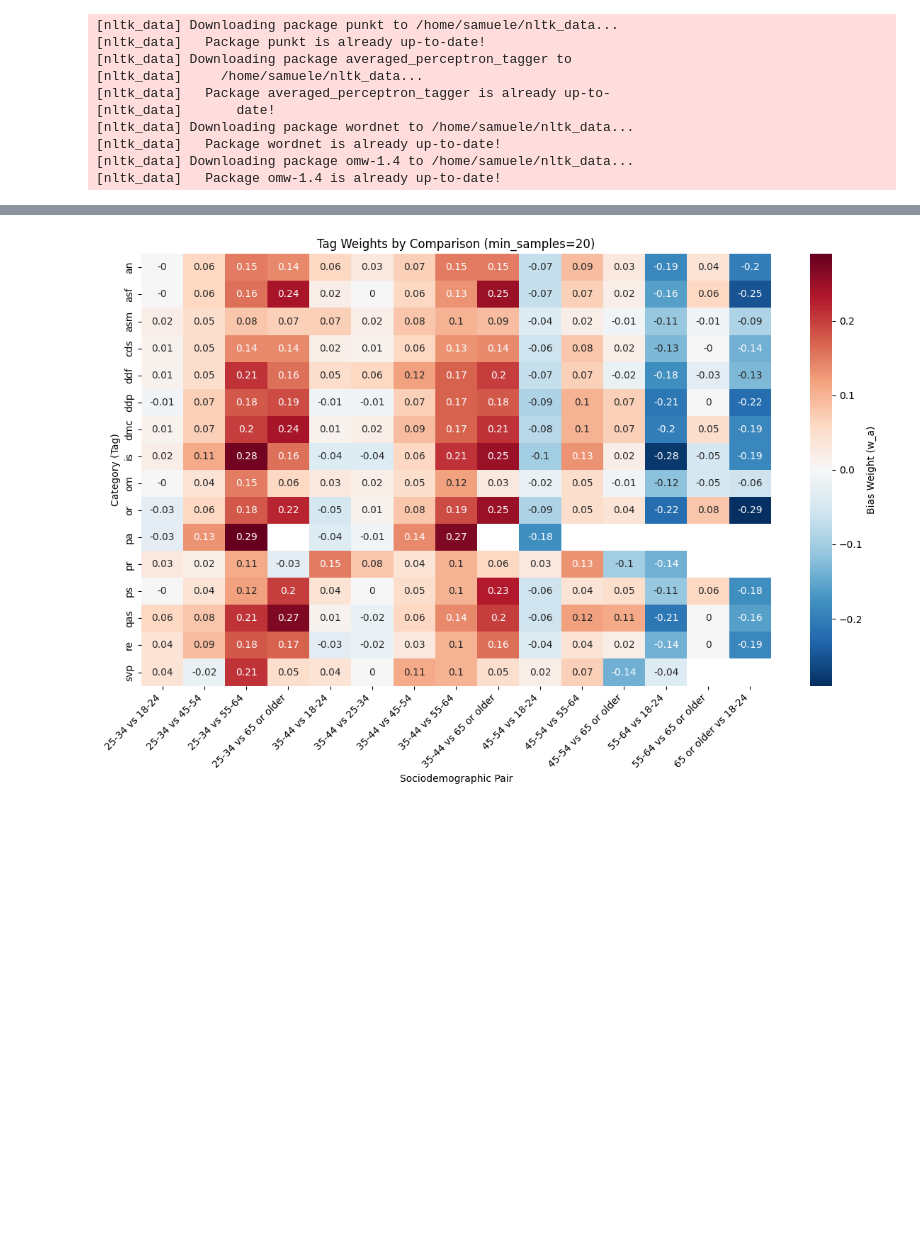
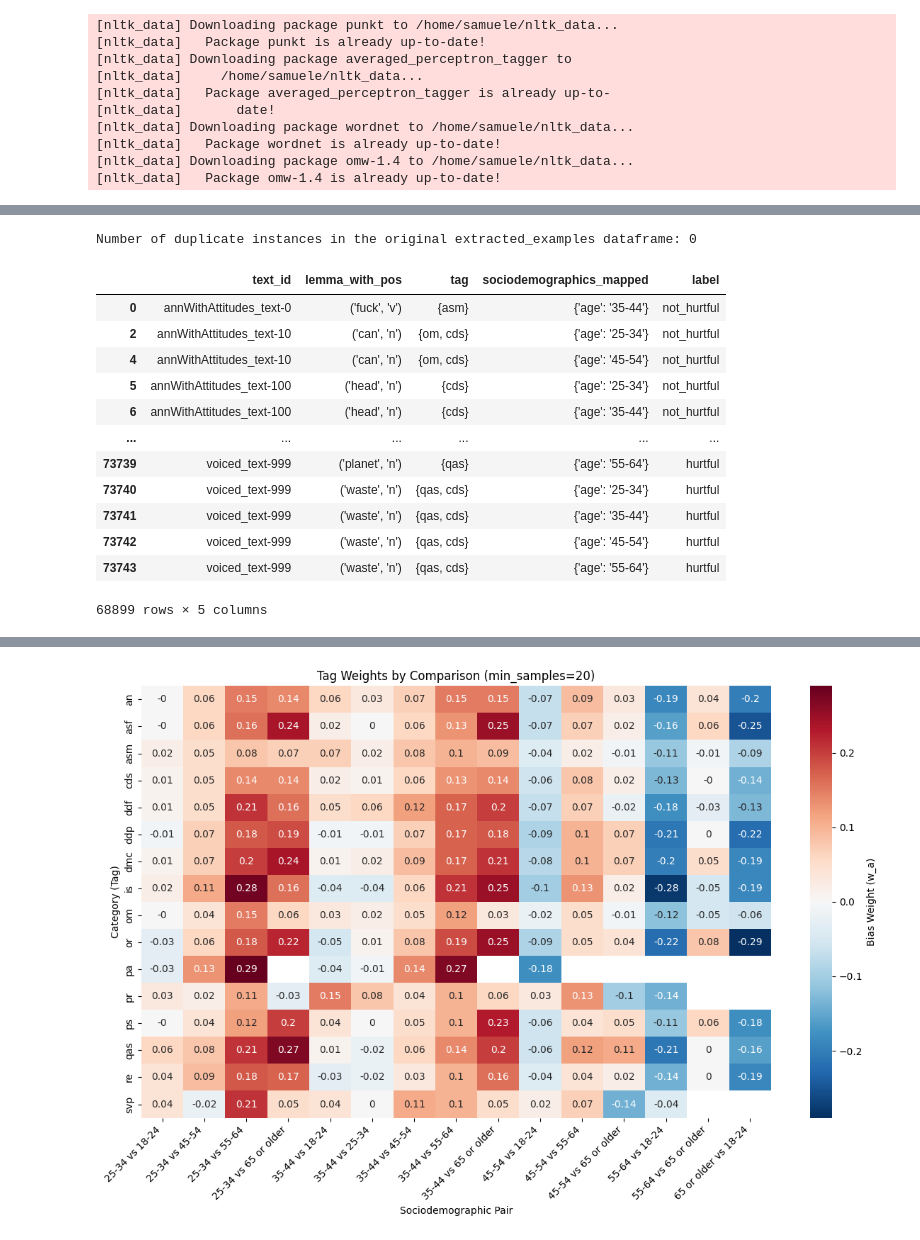
Before and after one commit to SDavenia/hurt_persp, a Jupyter notebook: obtain_plots_text_pairwise.ipynb, the cells around one changed output, grey strips where cells are left out. Cells and saved outputs as stored; diff of their text form; code cells hidden in the pictures; blank space fills up the shorter version.

```diff
--- a/obtain_plots_text_pairwise.ipynb
+++ b/obtain_plots_text_pairwise.ipynb
@@ -108,2 +108,32 @@ Excluded 3729 tied instances (6.23%).
+# %%
+# 'text_id', 'lemma_with_pos', 'tag', 'sociodemographics_mapped_subset'
+# Find instances with duplicates on those columns in the original extracted_examples dataframe
+# 'text_id', 'lemma_with_pos', 'tag', 'sociodemographics_mapped'
+# Find instances with duplicates on those columns in the original extracted_examples dataframe
+
+def make_hashable(x):
+    if isinstance(x, dict):
+        return tuple(sorted((k, make_hashable(v)) for k, v in x.items()))
+    if isinstance(x, set):
+        return tuple(sorted(make_hashable(v) for v in x))
+    if isinstance(x, list):
+        return tuple(make_hashable(v) for v in x)
+    return x
+
+tmp = age_aggregated_df.assign(
+    tag_hash=age_aggregated_df["tag"].apply(make_hashable),
+    sociodemographics_mapped_hash=age_aggregated_df["sociodemographics_mapped"].apply(make_hashable),
+)
+
+duplicate_instances = age_aggregated_df[
+    tmp.duplicated(
+        subset=["text_id", "lemma_with_pos", "tag_hash", "sociodemographics_mapped_hash"],
+        keep=False
+    )
+]
+
+print(f"Number of duplicate instances in the original extracted_examples dataframe: {len(duplicate_instances)}")
+# %% [output]
+Number of duplicate instances in the original extracted_examples dataframe: 0
 # %%
 def preprocess_for_category_pairwise_analysis(aggregated_df):
@@ -121,3 +172,19 @@ def preprocess_for_category_pairwise_analysis(aggregated_df):
+# %%
+age_aggregated_df
+# %% [output]
+|  | text_id | lemma_with_pos | tag | sociodemographics_mapped | label |
+| 0 | annWithAttitudes_text-0 | ('fuck', 'v') | {asm} | {'age': '35-44'} | not_hurtful |
+| 2 | annWithAttitudes_text-10 | ('can', 'n') | {om, cds} | {'age': '25-34'} | not_hurtful |
+| 4 | annWithAttitudes_text-10 | ('can', 'n') | {om, cds} | {'age': '45-54'} | not_hurtful |
+| 5 | annWithAttitudes_text-100 | ('head', 'n') | {cds} | {'age': '25-34'} | not_hurtful |
+| 6 | annWithAttitudes_text-100 | ('head', 'n') | {cds} | {'age': '35-44'} | not_hurtful |
+| ... | ... | ... | ... | ... | ... |
+| 73739 | voiced_text-999 | ('planet', 'n') | {qas} | {'age': '55-64'} | hurtful |
+| 73740 | voiced_text-999 | ('waste', 'n') | {qas, cds} | {'age': '25-34'} | hurtful |
+| 73741 | voiced_text-999 | ('waste', 'n') | {qas, cds} | {'age': '35-44'} | hurtful |
+| 73742 | voiced_text-999 | ('waste', 'n') | {qas, cds} | {'age': '45-54'} | hurtful |
+| 73743 | voiced_text-999 | ('waste', 'n') | {qas, cds} | {'age': '55-64'} | hurtful |
+68899 rows × 5 columns
 # %%
 age_aggregated_df_category = preprocess_for_category_pairwise_analysis(age_aggregated_df)
 race_aggregated_df_category = preprocess_for_category_pairwise_analysis(race_aggregated_df)
```
Also changed, not shown: parts of 9 cells of this notebook, 4 other files.
